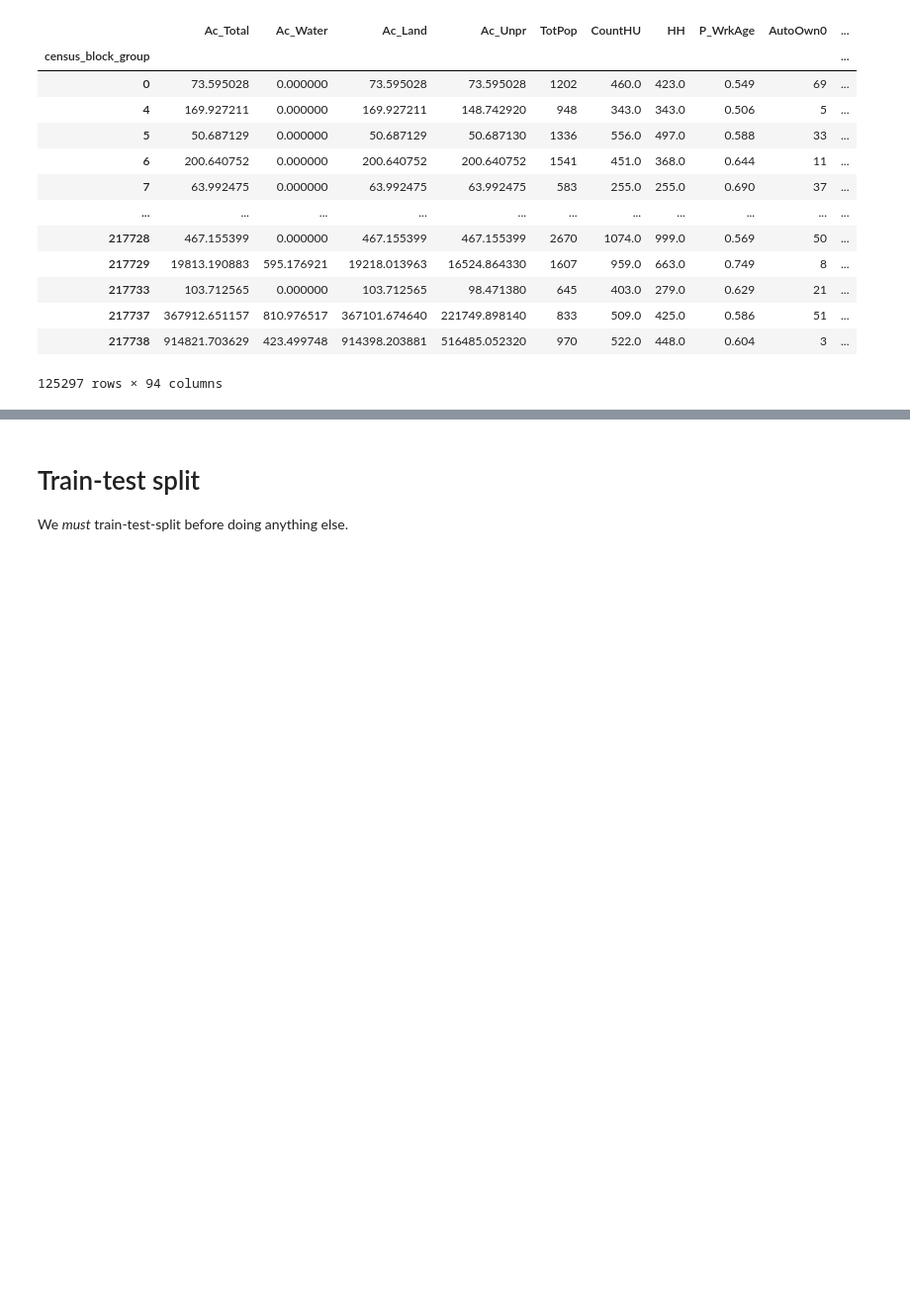
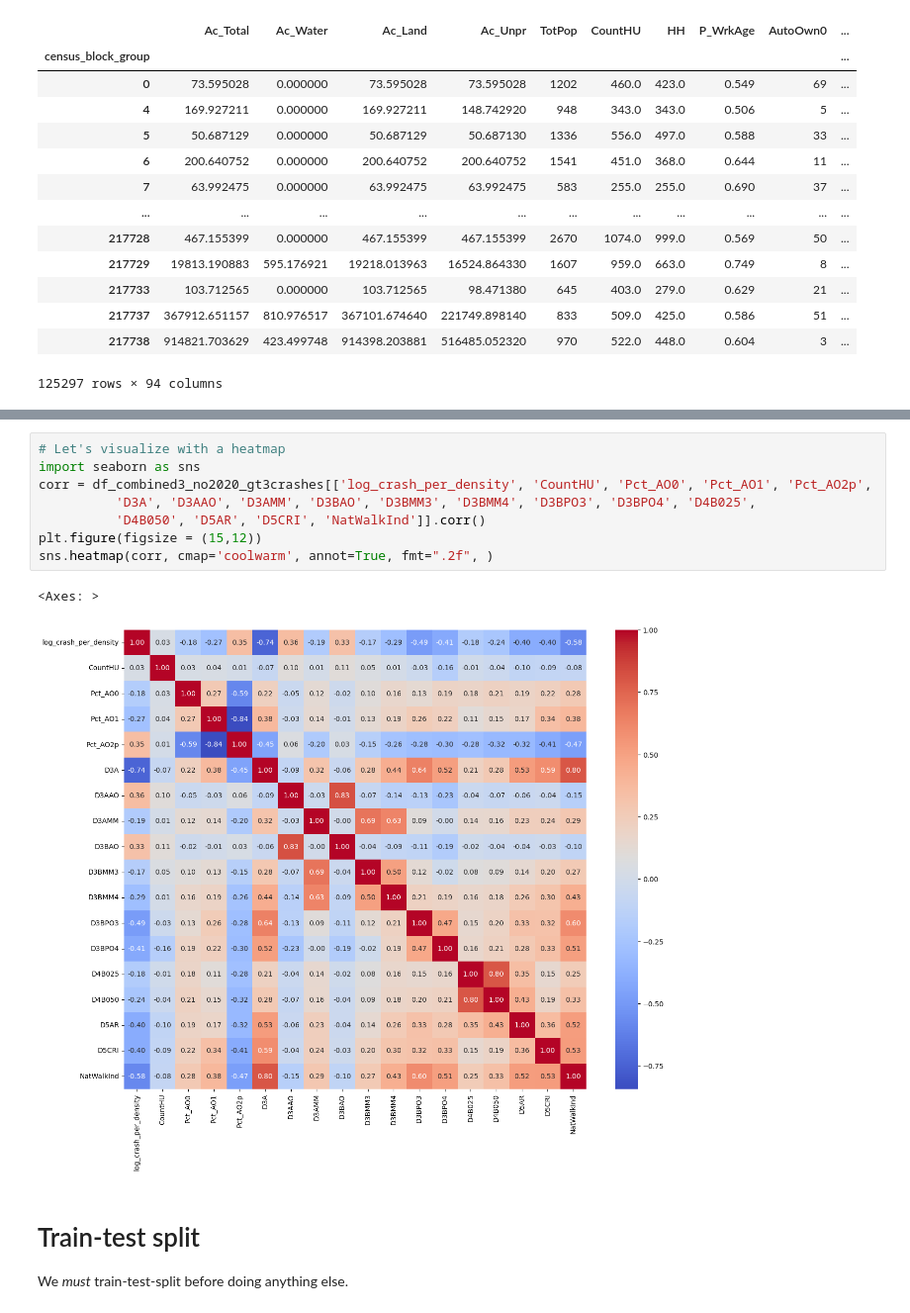
Before and after one commit to Arcturus816/Impact-of-Built-Environment, a Jupyter notebook: code/data-processing-1.ipynb, the cells around one changed output, grey strips where cells are left out. Shown at 99% size. Drawn from its saved outputs; the diff is of its cells as text; blank space fills up the shorter version.

```diff
--- a/code/data-processing-1.ipynb
+++ b/code/data-processing-1.ipynb
@@ -1228,3 +1385,14 @@ df_combined3
+# %%
+# Let's visualize with a heatmap
+import seaborn as sns
+corr = df_combined3_no2020_gt3crashes[['log_crash_per_density', 'CountHU', 'Pct_AO0', 'Pct_AO1', 'Pct_AO2p',
+          'D3A', 'D3AAO', 'D3AMM', 'D3BAO', 'D3BMM3', 'D3BMM4', 'D3BPO3', 'D3BPO4', 'D4B025',
+          'D4B050', 'D5AR', 'D5CRI', 'NatWalkInd']].corr()
+plt.figure(figsize = (15,12))
+sns.heatmap(corr, cmap='coolwarm', annot=True, fmt=".2f", )
+# %% [output]
+<Axes: >
+[figure, added]
 # %% [markdown]
 # Train-test split
 
```
Also changed, not shown: parts of 10 cells of this notebook.
